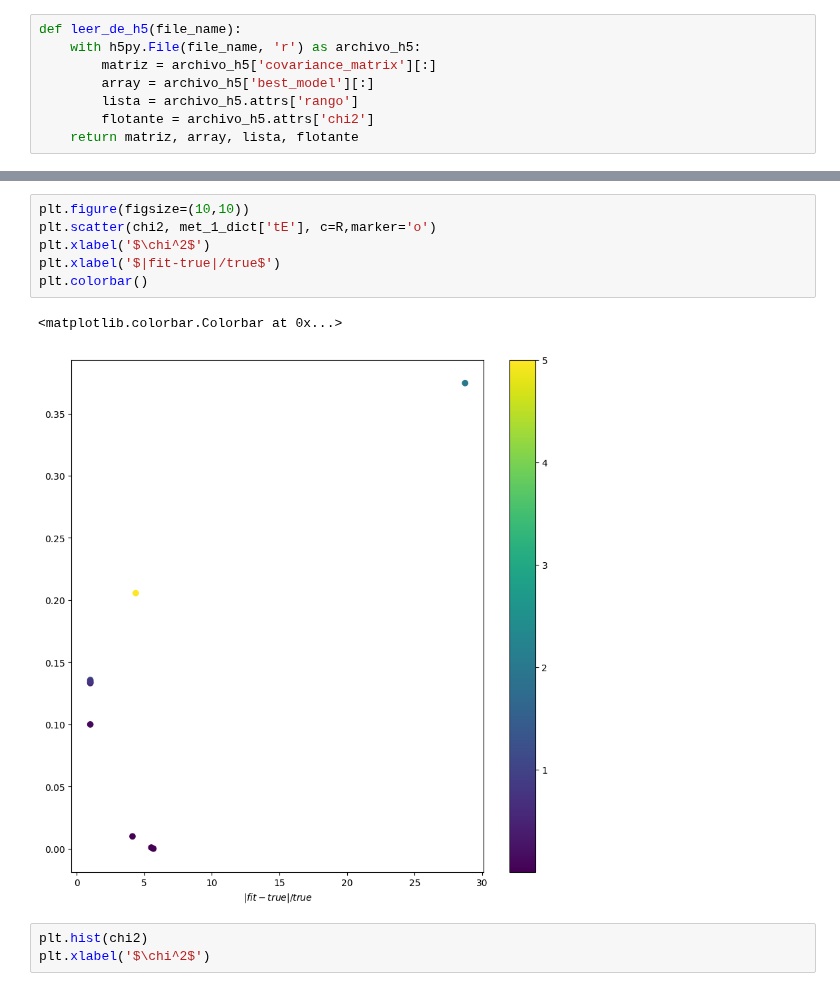
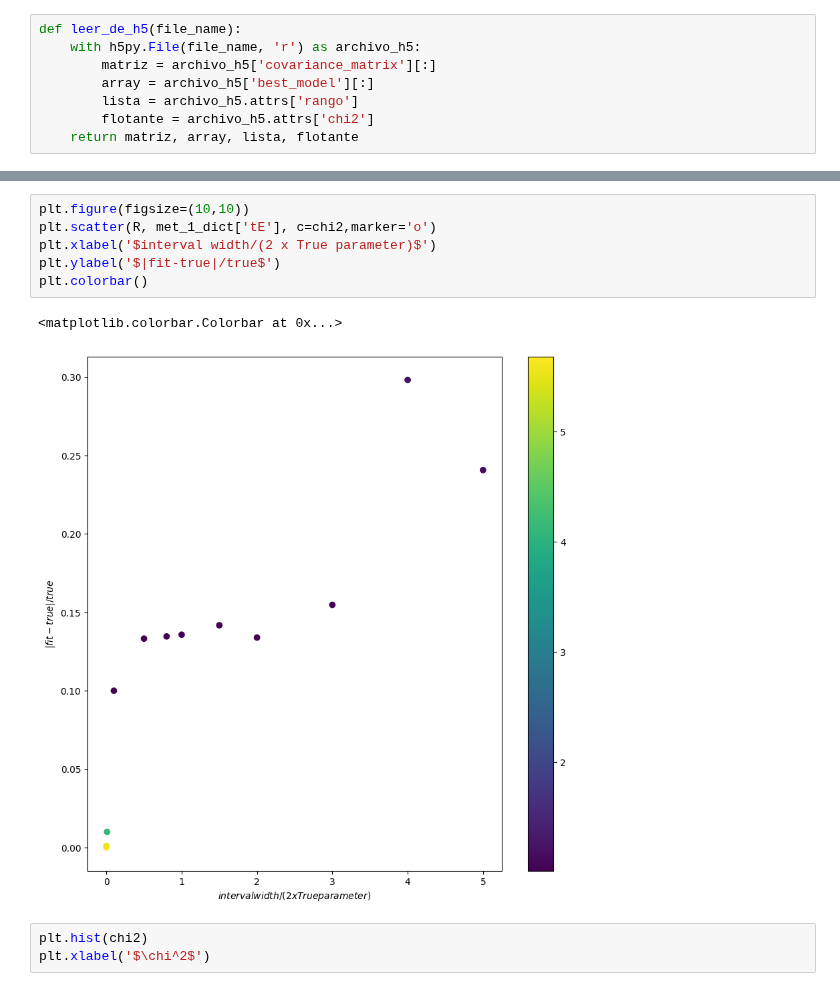
Before and after one commit to anibal-art/roman_rubin, a Jupyter notebook: notebooks/comparision_test_width.ipynb, the cells around one changed output, grey strips where cells are left out. Drawn from its saved outputs; the diff is of its cells as text.

```diff
--- a/notebooks/comparision_test_width.ipynb
+++ b/notebooks/comparision_test_width.ipynb
@@ -67,12 +73,12 @@ Event_RR_5_TRF.npy 0.8 1.01265694253911
 # %%
 plt.figure(figsize=(10,10))
-plt.scatter(chi2, met_1_dict['tE'], c=R,marker='o')
-plt.xlabel('$\chi^2$')
-plt.xlabel('$|fit-true|/true$')
+plt.scatter(R, met_1_dict['tE'], c=chi2,marker='o')
+plt.xlabel('$interval width/(2 x True parameter)$')
+plt.ylabel('$|fit-true|/true$')
 plt.colorbar()
 # %% [output]
 <matplotlib.colorbar.Colorbar at 0x...>
-[figure, old version]
+[figure, new version]
 # %%
 plt.hist(chi2)
 plt.xlabel('$\chi^2$')
```
Also changed, not shown: parts of 2 cells of this notebook, 8 other files.
